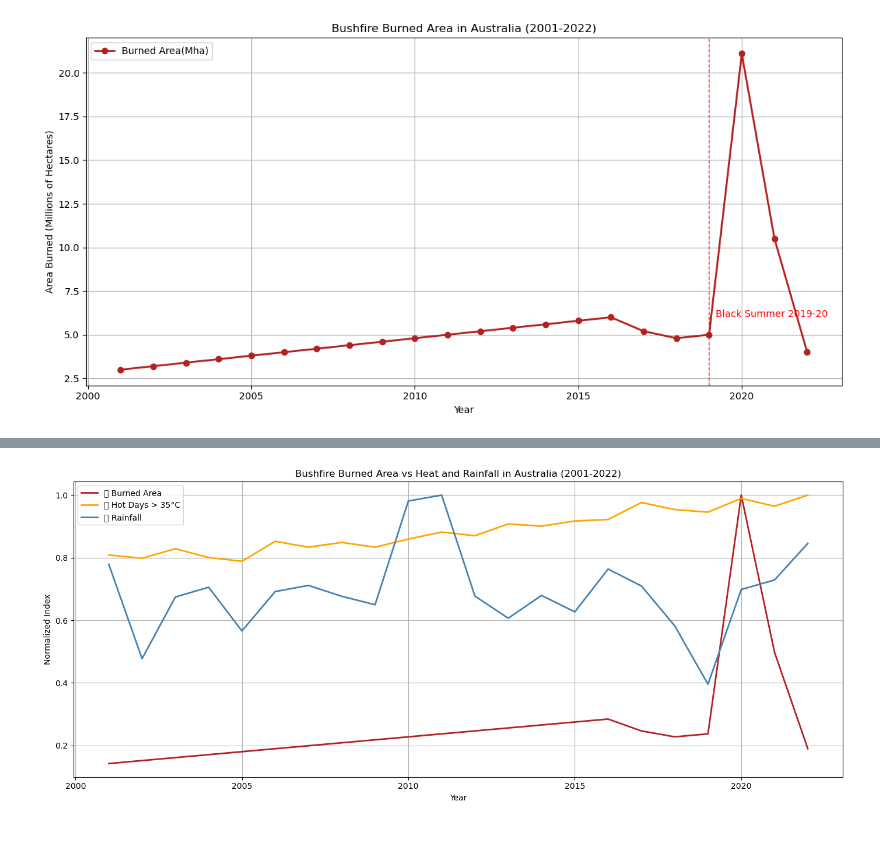
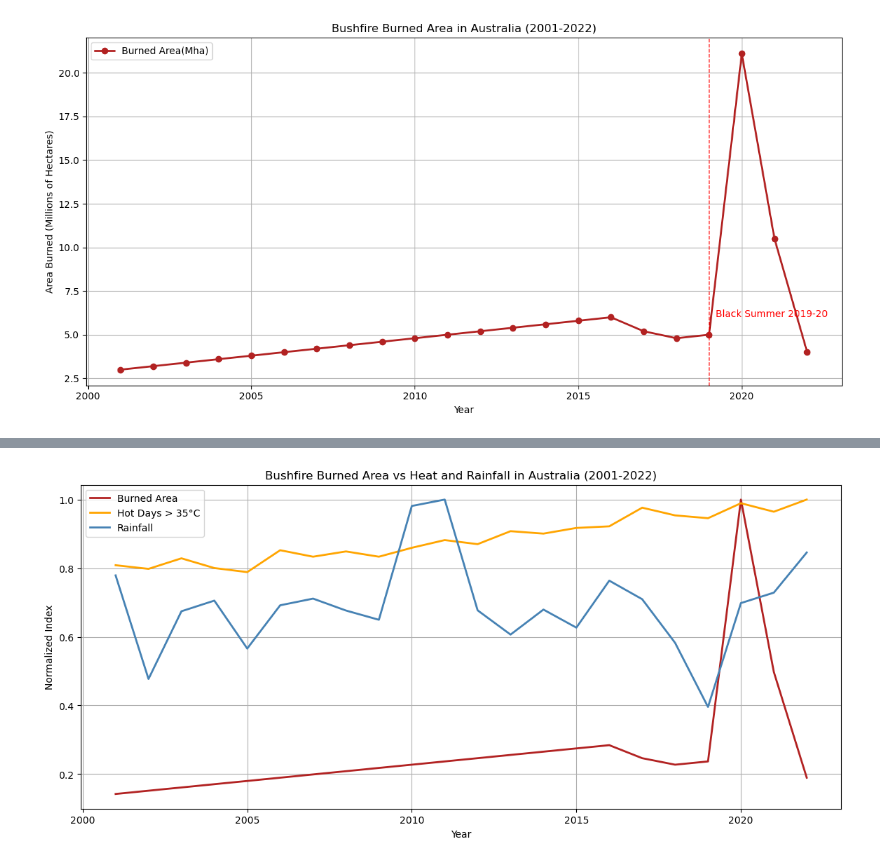
Before and after one commit to rogerespinosamorros/WeatherPredictionAustralia, a Jupyter notebook: notebooks/05BushfiresAndBurnedArea.ipynb, the cells around one changed output, grey strips where cells are left out. Drawn from its saved outputs; the diff is of its cells as text; code cells hidden in the pictures; blank space fills up the shorter version.

Commit message:
urban-heat-island-v1

```diff
--- a/notebooks/05BushfiresAndBurnedArea.ipynb
+++ b/notebooks/05BushfiresAndBurnedArea.ipynb
@@ -101,16 +101,15 @@ merged_df["Rain_Norm"] = merged_df["Rainfall (mm)"] / merged_df["Rainfall (mm)"]
 # %%
 # Plotting
 plt.figure(figsize=(14, 6))
-plt.plot(merged_df["Year"], merged_df["Burned_Norm"], label="🔥 Burned Area", color="firebrick", linewidth=2)
-plt.plot(merged_df["Year"], merged_df["Heatdays_Norm"], label="🌡️ Hot Days > 35°C", color="orange", linewidth=2)
-plt.plot(merged_df["Year"], merged_df["Rain_Norm"], label="🌧️ Rainfall", color="steelblue", linewidth=2)
+plt.plot(merged_df["Year"], merged_df["Burned_Norm"], label="Burned Area", color="firebrick", linewidth=2)
+plt.plot(merged_df["Year"], merged_df["Heatdays_Norm"], label="Hot Days > 35°C", color="orange", linewidth=2)
+plt.plot(merged_df["Year"], merged_df["Rain_Norm"], label="Rainfall", color="steelblue", linewidth=2)
 
 plt.title("Bushfire Burned Area vs Heat and Rainfall in Australia (2001-2022)")
 plt.xlabel("Year")
 plt.ylabel("Normalized Index")
 plt.grid(True)
 plt.legend()
-plt.tight_layout()
-plt.savefig(os.path.join(OUTPUTS_DIR, "Bushfire_vs_heat_and_rain_2001_2022.png"), dpi=300)
+plt.savefig(os.path.join(OUTPUTS_DIR, "bushfires", "Bushfire_vs_heat_and_rain_2001_2022.png"), dpi=300)
 # %% [output]
-[figure, old version]
+[figure, new version]
```
Also changed, not shown: parts of 1 cell of this notebook, 25 other files.
